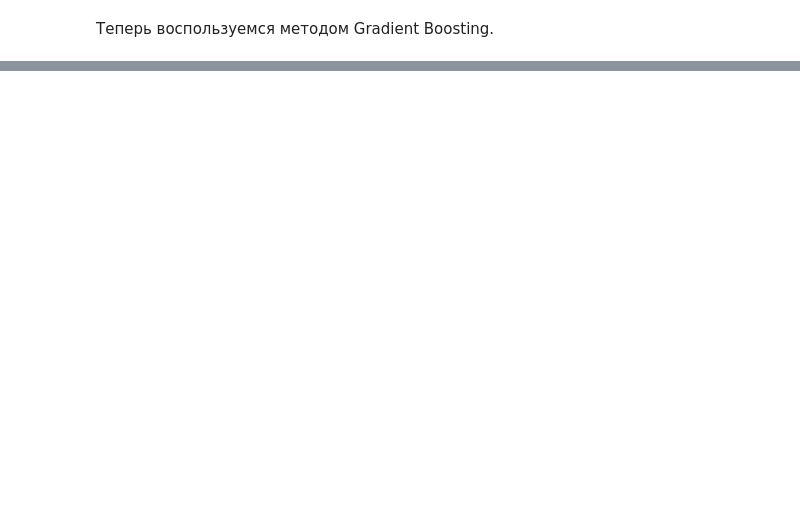
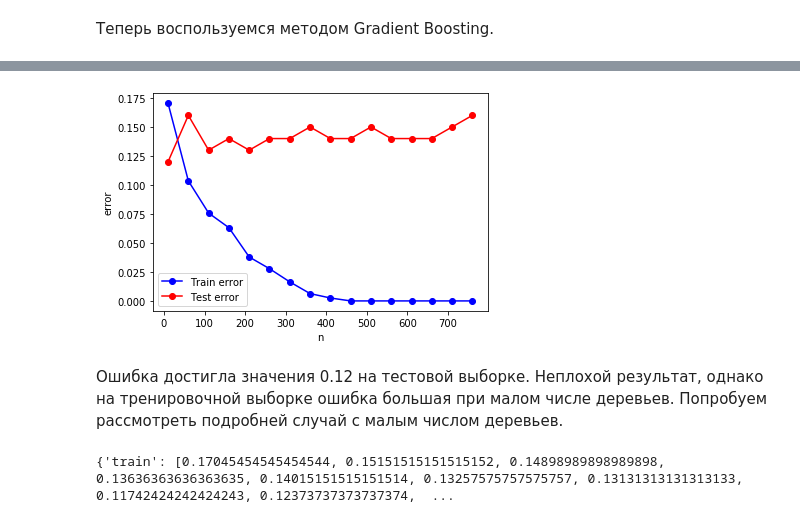
Before and after one commit to PanovaElena/MachineLearning, a Jupyter notebook: task_10.10.19.ipynb, the cells around one changed output, grey strips where cells are left out. Saved outputs shown, nothing was run; the diff lists cells and outputs as text; code cells hidden in the pictures; blank space fills up the shorter version.

```diff
--- a/task_10.10.19.ipynb
+++ b/task_10.10.19.ipynb
@@ -669,0 +717,17 @@ print(err_test_gb)
+# %%
+plt.plot(n_trees_, error['train'], '-ob', label="Train error")
+plt.plot(n_trees_, error['test'], '-or', label="Test error")
+plt.xlabel('n')
+plt.ylabel('error')
+plt.legend()
+plt.show()
+# %% [output]
+[figure, added]
+# %% [markdown]
+Ошибка достигла значения 0.12 на тестовой выборке. Неплохой результат, однако на тренировочной выборке ошибка большая при малом числе деревьев. Попробуем рассмотреть подробней случай с малым числом деревьев.
+# %%
+n_trees_ = np.arange(10, 100, 5)
+error = computeErrorGB(n_trees_, subsamples = 0.7)
+print(error)
+# %% [output]
+{'train': [0.17045454545454544, 0.15151515151515152, 0.14898989898989898, 0.13636363636363635, 0.14015151515151514, 0.13257575757575757, 0.13131313131313133, 0.11742424242424243, 0.12373737373737374,  ...
```
Also changed, not shown: parts of 45 cells of this notebook.
